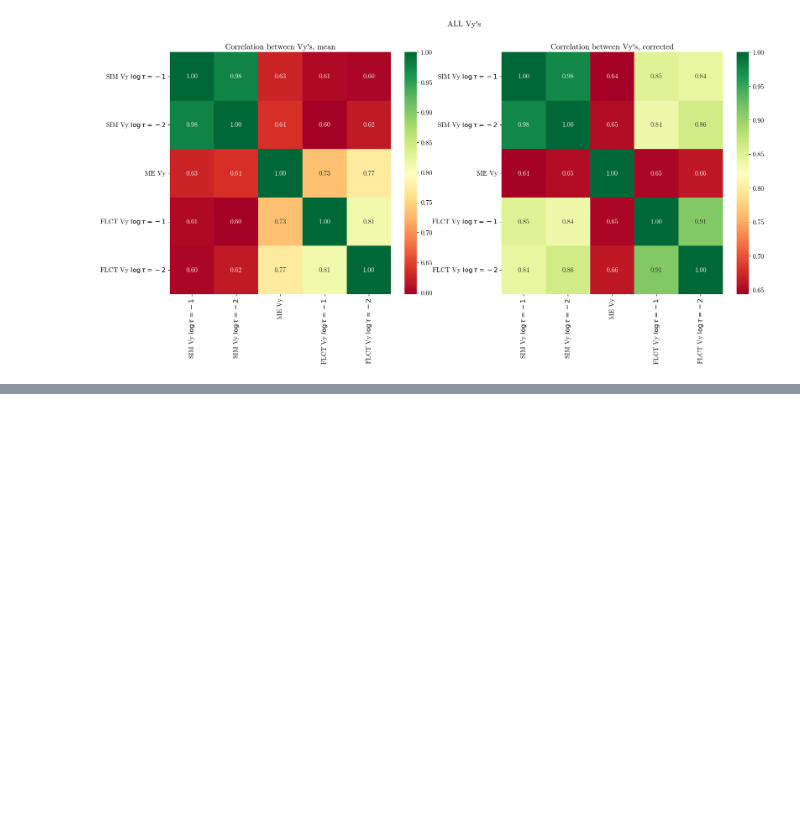
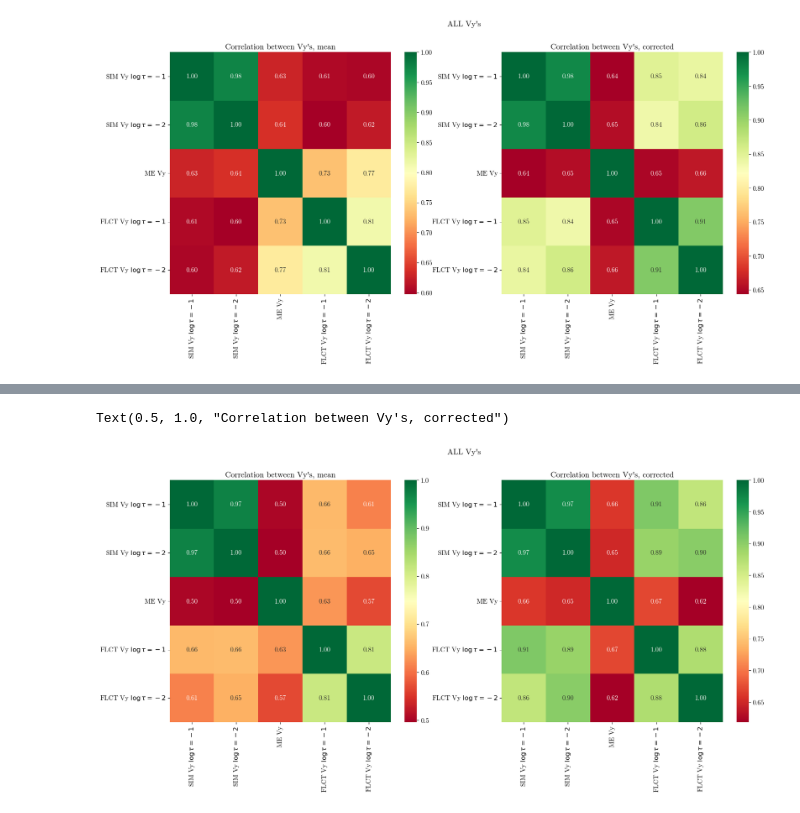
Before and after one commit to TheodoreKostic/Tracking_features, a Jupyter notebook: FirstPaper/MilneEddington_Bz_tracking.ipynb, the cells around one changed output, grey strips where cells are left out. Saved outputs shown, nothing was run; the diff lists cells and outputs as text; code cells hidden in the pictures; blank space fills up the shorter version.

```diff
--- a/FirstPaper/MilneEddington_Bz_tracking.ipynb
+++ b/FirstPaper/MilneEddington_Bz_tracking.ipynb
@@ -215,0 +270,25 @@ Text(0.5, 1.0, "Correlation between Vy's, corrected")
+# %%
+correlation_matrix = np.corrcoef([Vym1_filtered300[:,:].ravel(), Vym2_filtered300[:,:].ravel(),
+                     Vy_BzFeI3_mean[:,:].ravel(), Vy_Bz1_mean[:,:].ravel(),
+                     Vy_Bz2_mean[:,:].ravel()])
+fig = plt.figure(figsize = (20,8))
+fig.suptitle("ALL Vy\'s")
+ax1 = fig.add_subplot(121)
+sns.heatmap(correlation_matrix, annot=True, fmt=".2f", cmap='RdYlGn',
+            xticklabels=['SIM Vy $\log\\tau = -1$', 'SIM Vy $\log\\tau = -2$', 'ME Vy', 'FLCT Vy $\log\\tau = -1$', 'FLCT Vy $\log\\tau = -2$'],
+            yticklabels=['SIM Vy $\log\\tau = -1$', 'SIM Vy $\log\\tau = -2$', 'ME Vy', 'FLCT Vy $\log\\tau = -1$', 'FLCT Vy $\log\\tau = -2$'])
+plt.title("Correlation between Vy\'s, mean")
+
+correlation_matrix = np.corrcoef([Vym1_filtered300[:,:].ravel(), Vym2_filtered300[:,:].ravel(),
+                     Vy_BzFeI_cor3[:,:].ravel(), Vy_Bz1_cor3[:,:].ravel(),
+                     Vy_Bz2_cor3[:,:].ravel()])
+
+ax2 = fig.add_subplot(122)
+sns.heatmap(correlation_matrix, annot=True, fmt=".2f", cmap='RdYlGn',
+            xticklabels=['SIM Vy $\log\\tau = -1$', 'SIM Vy $\log\\tau = -2$', 'ME Vy', 'FLCT Vy $\log\\tau = -1$', 'FLCT Vy $\log\\tau = -2$'],
+            yticklabels=['SIM Vy $\log\\tau = -1$', 'SIM Vy $\log\\tau = -2$', 'ME Vy', 'FLCT Vy $\log\\tau = -1$', 'FLCT Vy $\log\\tau = -2$'])
+plt.title("Correlation between Vy\'s, corrected")
+#plt.savefig("Correlatio_0_MgvsFe.png", dpi = 70)
+# %% [output]
+Text(0.5, 1.0, "Correlation between Vy's, corrected")
+[figure, added]
```
Also changed, not shown: parts of 41 cells of this notebook.
